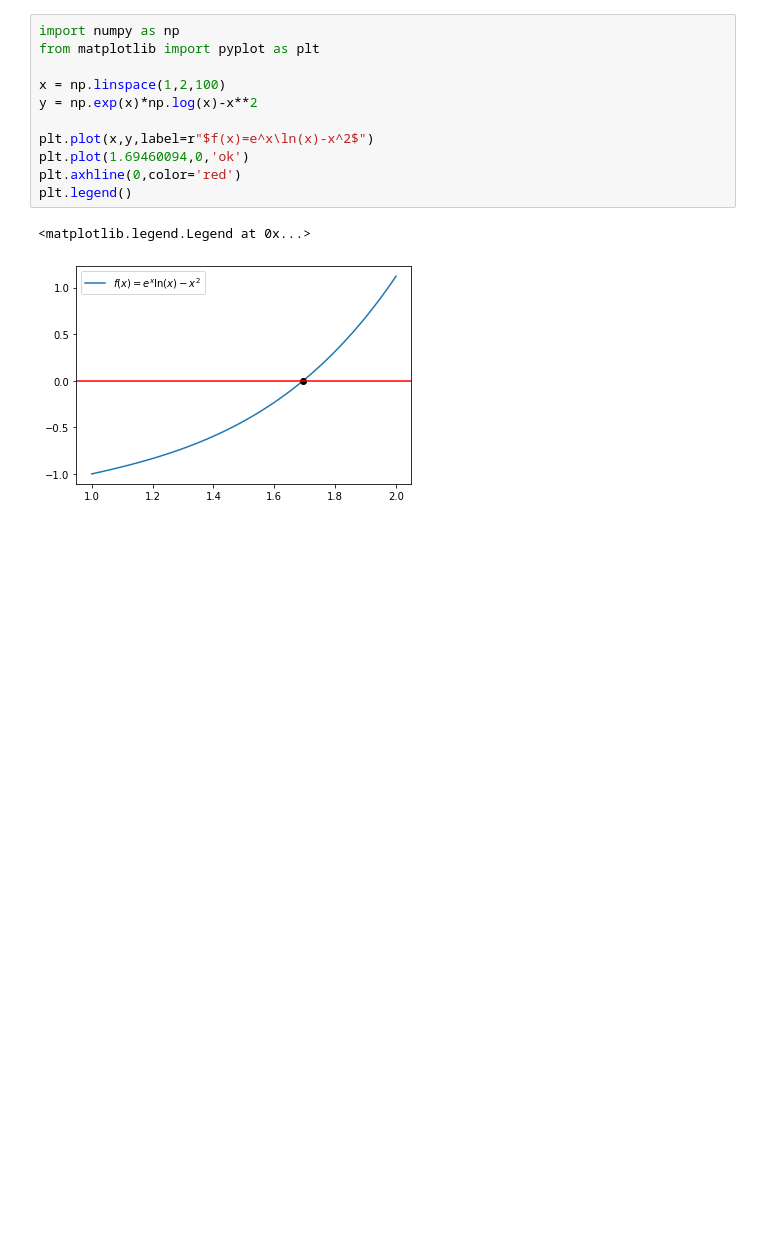
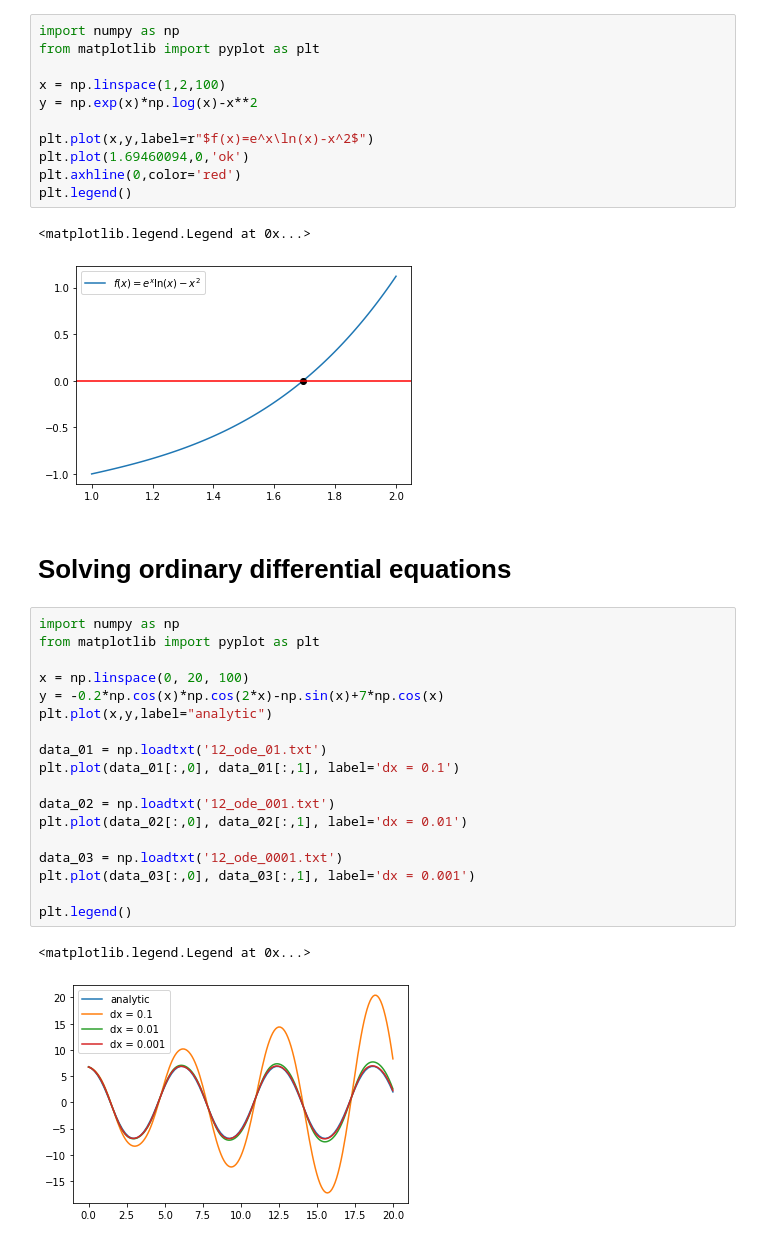
Before and after one commit to GumiJiong/Intro_Com_Phy, a Jupyter notebook: plot.ipynb, the cells around one changed output. Saved outputs shown, nothing was run; the diff lists cells and outputs as text; blank space fills up the shorter version.

```diff
--- a/plot.ipynb
+++ b/plot.ipynb
@@ -263,3 +263,26 @@ plt.legend()
 # %% [output]
 <matplotlib.legend.Legend at 0x...>
 [figure]
+# %% [markdown]
+# Solving ordinary differential equations
+# %%
+import numpy as np
+from matplotlib import pyplot as plt
+
+x = np.linspace(0, 20, 100)
+y = -0.2*np.cos(x)*np.cos(2*x)-np.sin(x)+7*np.cos(x)
+plt.plot(x,y,label="analytic")
+
+data_01 = np.loadtxt('12_ode_01.txt')
+plt.plot(data_01[:,0], data_01[:,1], label='dx = 0.1')
+
+data_02 = np.loadtxt('12_ode_001.txt')
+plt.plot(data_02[:,0], data_02[:,1], label='dx = 0.01')
+
+data_03 = np.loadtxt('12_ode_0001.txt')
+plt.plot(data_03[:,0], data_03[:,1], label='dx = 0.001')
+
+plt.legend()
+# %% [output]
+<matplotlib.legend.Legend at 0x...>
+[figure, added]
```
Also changed, not shown: 7 other files.
